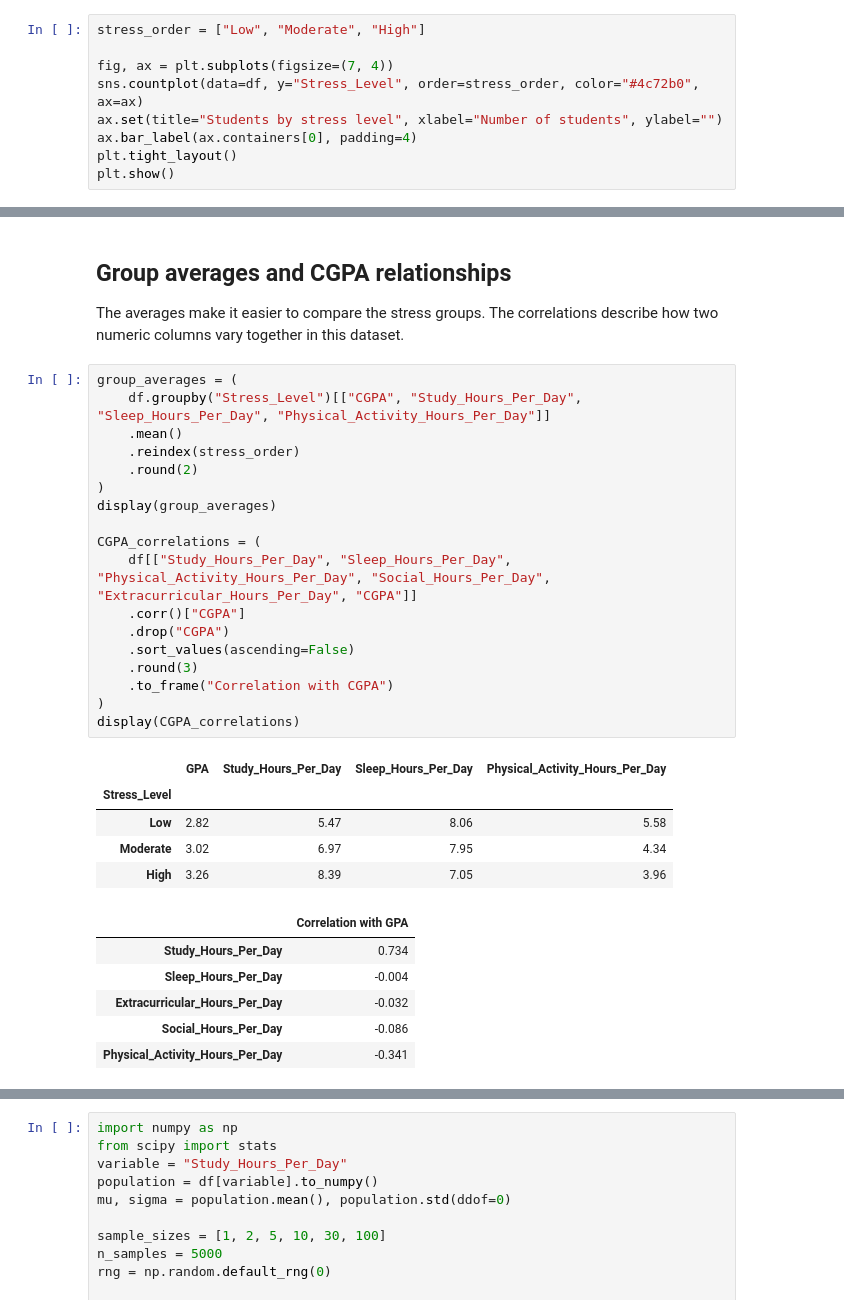
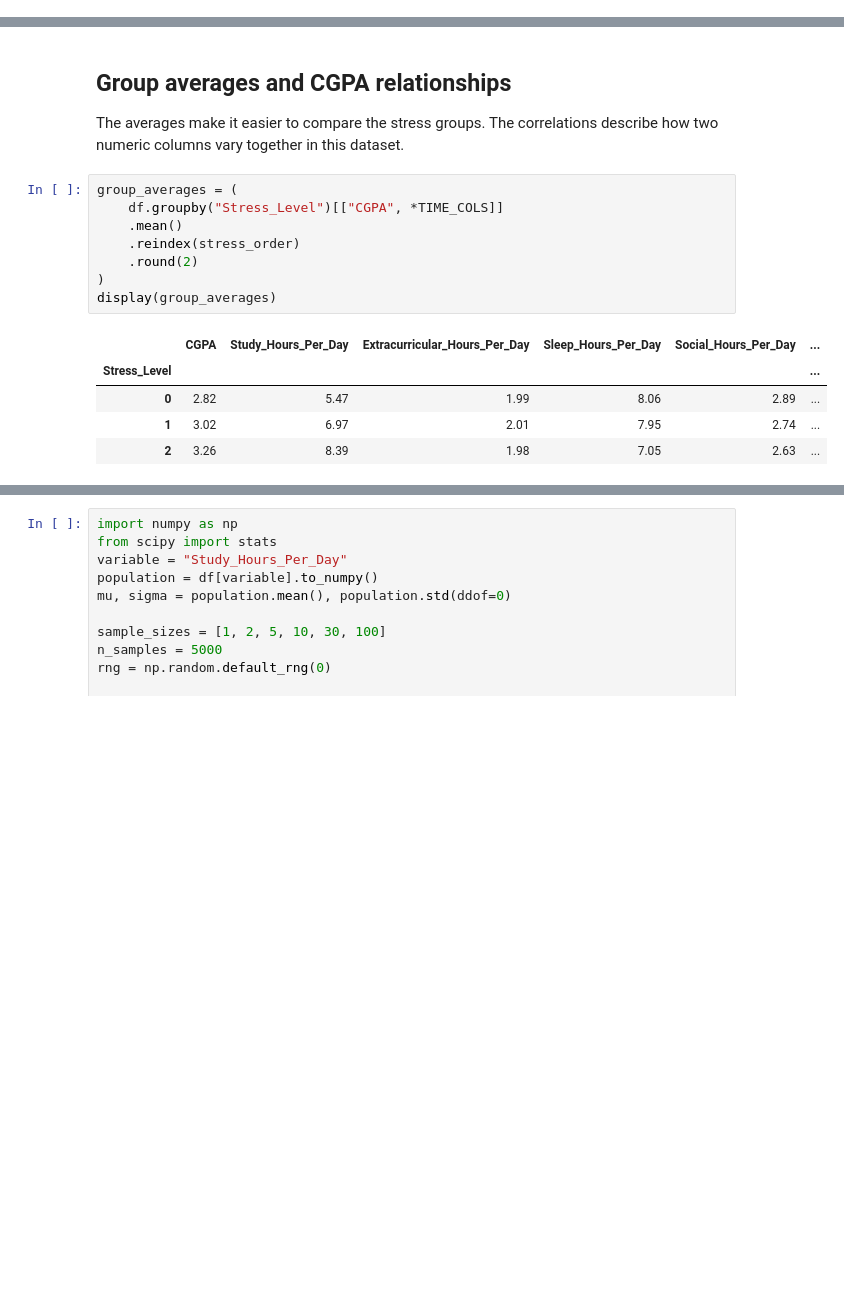
Before and after one commit to svschakri/CS-215-DAI_project, a Jupyter notebook: analysis.ipynb, the cells around one changed output, grey strips where cells are left out. Drawn from its saved outputs; the diff is of its cells as text; blank space fills up the shorter version.

```diff
--- a/analysis.ipynb
+++ b/analysis.ipynb
@@ -46,12 +64,3 @@ display(df.drop(columns="Student_ID").describe().T.round(2))
 ## Stress levels
 
 Comparing the number of students in each stress group.
-# %%
-stress_order = ["Low", "Moderate", "High"]
-
-fig, ax = plt.subplots(figsize=(7, 4))
-sns.countplot(data=df, y="Stress_Level", order=stress_order, color="#4c72b0", ax=ax)
-ax.set(title="Students by stress level", xlabel="Number of students", ylabel="")
-ax.bar_label(ax.containers[0], padding=4)
-plt.tight_layout()
-plt.show()
@@ -139,31 +162,15 @@ plt.show()
 The averages make it easier to compare the stress groups. The correlations describe how two numeric columns vary together in this dataset.
 # %%
 group_averages = (
-    df.groupby("Stress_Level")[["CGPA", "Study_Hours_Per_Day", "Sleep_Hours_Per_Day", "Physical_Activity_Hours_Per_Day"]]
+    df.groupby("Stress_Level")[["CGPA", *TIME_COLS]]
     .mean()
     .reindex(stress_order)
     .round(2)
 )
 display(group_averages)
-
-CGPA_correlations = (
-    df[["Study_Hours_Per_Day", "Sleep_Hours_Per_Day", "Physical_Activity_Hours_Per_Day", "Social_Hours_Per_Day", "Extracurricular_Hours_Per_Day", "CGPA"]]
-    .corr()["CGPA"]
-    .drop("CGPA")
-    .sort_values(ascending=False)
-    .round(3)
-    .to_frame("Correlation with CGPA")
-)
-display(CGPA_correlations)
 # %% [output]
-|  | GPA | Study_Hours_Per_Day | Sleep_Hours_Per_Day | Physical_Activity_Hours_Per_Day |
-| Stress_Level |  |  |  |  |
-| Low | 2.82 | 5.47 | 8.06 | 5.58 |
-| Moderate | 3.02 | 6.97 | 7.95 | 4.34 |
-| High | 3.26 | 8.39 | 7.05 | 3.96 |
+|  | CGPA | Study_Hours_Per_Day | Extracurricular_Hours_Per_Day | Sleep_Hours_Per_Day | Social_Hours_Per_Day | ... |
+| Stress_Level |  |  |  |  |  | ... |
+| 0 | 2.82 | 5.47 | 1.99 | 8.06 | 2.89 | ... |
+| 1 | 3.02 | 6.97 | 2.01 | 7.95 | 2.74 | ... |
+| 2 | 3.26 | 8.39 | 1.98 | 7.05 | 2.63 | ... |
-|  | Correlation with GPA |
-| Study_Hours_Per_Day | 0.734 |
-| Sleep_Hours_Per_Day | -0.004 |
-| Extracurricular_Hours_Per_Day | -0.032 |
-| Social_Hours_Per_Day | -0.086 |
-| Physical_Activity_Hours_Per_Day | -0.341 |
```
Also changed, not shown: parts of 39 cells of this notebook.
